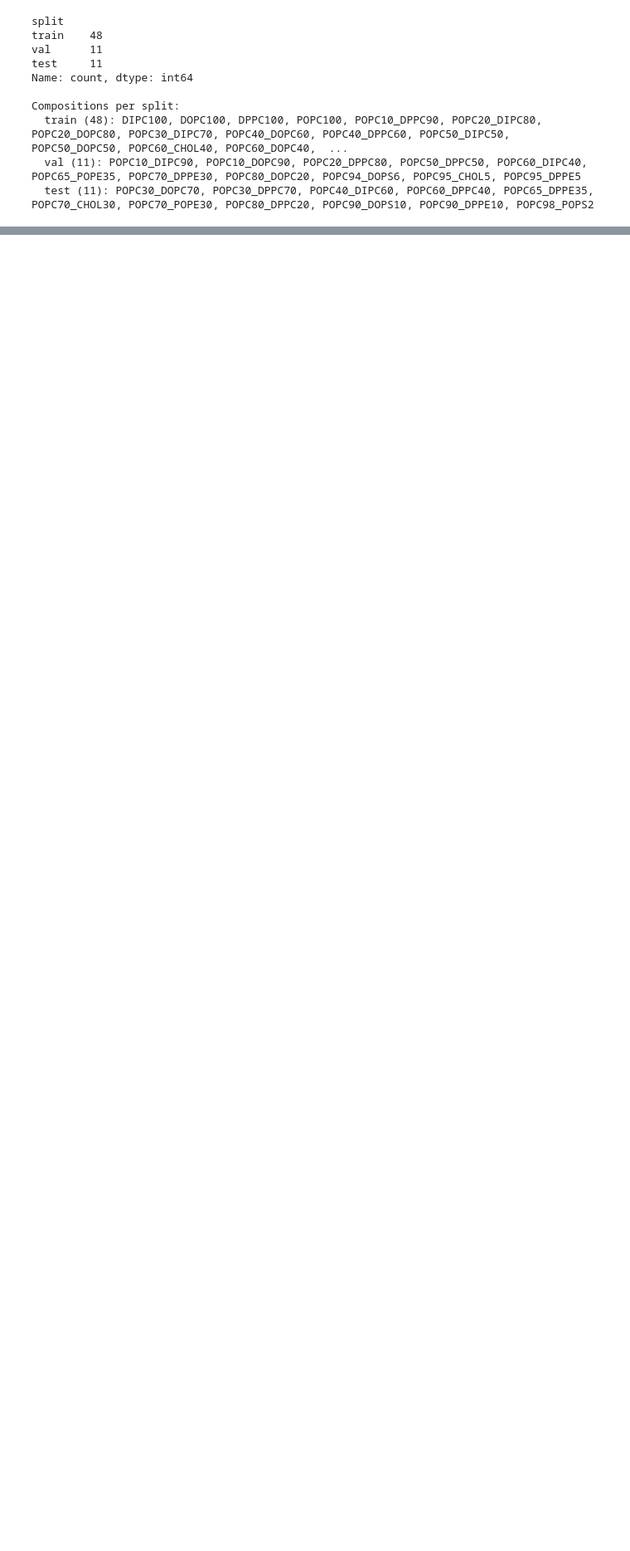
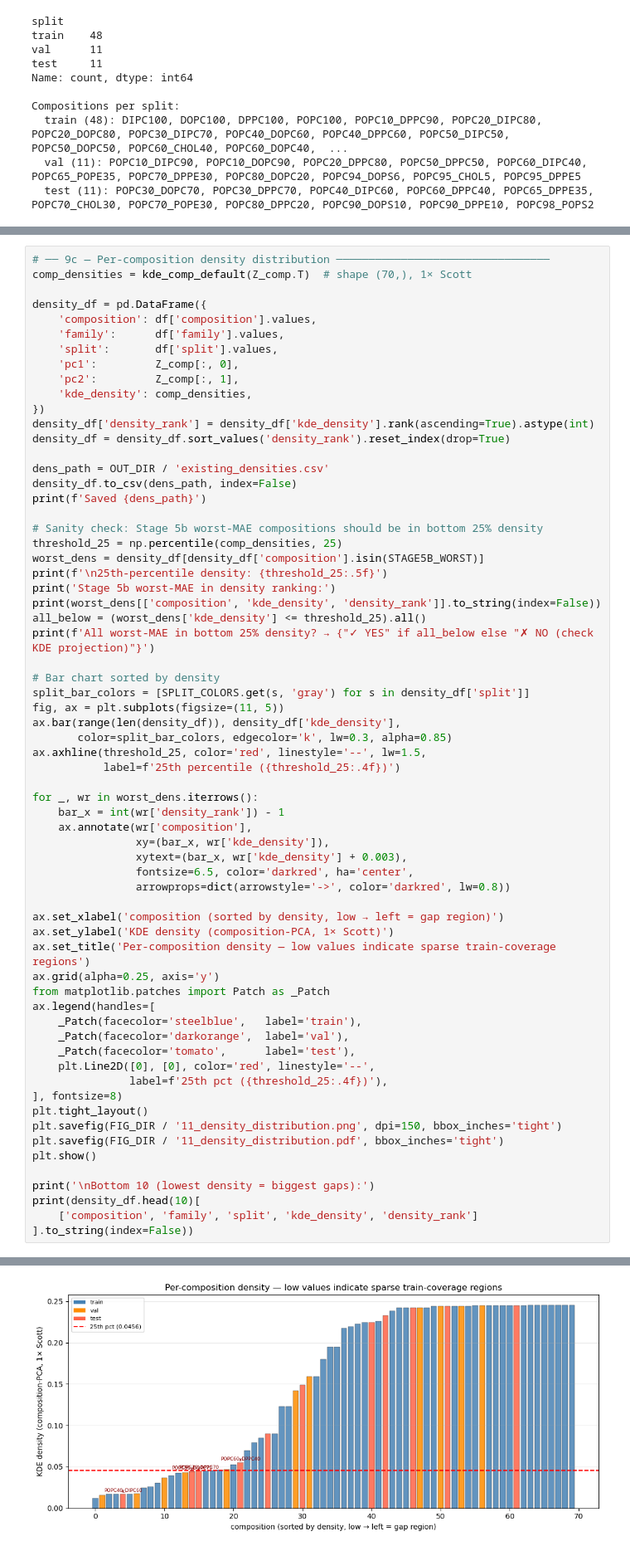
Before and after one commit to pbkush/lipid-graph-nn, a Jupyter notebook: scripts/notebooks/analyze_dataset.ipynb, the cells around one changed output, grey strips where cells are left out. Shown at 83% size. Drawn from its saved outputs; the diff is of its cells as text; blank space fills up the shorter version.

```diff
--- a/scripts/notebooks/analyze_dataset.ipynb
+++ b/scripts/notebooks/analyze_dataset.ipynb
@@ -876,0 +1102,66 @@ else:
+# %%
+# ── 9c — Per-composition density distribution ─────────────────────────────────
+comp_densities = kde_comp_default(Z_comp.T)  # shape (70,), 1× Scott
+
+density_df = pd.DataFrame({
+    'composition': df['composition'].values,
+    'family':      df['family'].values,
+    'split':       df['split'].values,
+    'pc1':         Z_comp[:, 0],
+    'pc2':         Z_comp[:, 1],
+    'kde_density': comp_densities,
+})
+density_df['density_rank'] = density_df['kde_density'].rank(ascending=True).astype(int)
+density_df = density_df.sort_values('density_rank').reset_index(drop=True)
+
+dens_path = OUT_DIR / 'existing_densities.csv'
+density_df.to_csv(dens_path, index=False)
+print(f'Saved {dens_path}')
+
+# Sanity check: Stage 5b worst-MAE compositions should be in bottom 25% density
+threshold_25 = np.percentile(comp_densities, 25)
+worst_dens = density_df[density_df['composition'].isin(STAGE5B_WORST)]
+print(f'\n25th-percentile density: {threshold_25:.5f}')
+print('Stage 5b worst-MAE in density ranking:')
+print(worst_dens[['composition', 'kde_density', 'density_rank']].to_string(index=False))
+all_below = (worst_dens['kde_density'] <= threshold_25).all()
+print(f'All worst-MAE in bottom 25% density? → {"✓ YES" if all_below else "✗ NO (check KDE projection)"}')
+
+# Bar chart sorted by density
+split_bar_colors = [SPLIT_COLORS.get(s, 'gray') for s in density_df['split']]
+fig, ax = plt.subplots(figsize=(11, 5))
+ax.bar(range(len(density_df)), density_df['kde_density'],
+       color=split_bar_colors, edgecolor='k', lw=0.3, alpha=0.85)
+ax.axhline(threshold_25, color='red', linestyle='--', lw=1.5,
+           label=f'25th percentile ({threshold_25:.4f})')
+
+for _, wr in worst_dens.iterrows():
+    bar_x = int(wr['density_rank']) - 1
+    ax.annotate(wr['composition'],
+                xy=(bar_x, wr['kde_density']),
+                xytext=(bar_x, wr['kde_density'] + 0.003),
+                fontsize=6.5, color='darkred', ha='center',
+                arrowprops=dict(arrowstyle='->', color='darkred', lw=0.8))
+
+ax.set_xlabel('composition (sorted by density, low → left = gap region)')
+ax.set_ylabel('KDE density (composition-PCA, 1× Scott)')
+ax.set_title('Per-composition density — low values indicate sparse train-coverage regions')
+ax.grid(alpha=0.25, axis='y')
+from matplotlib.patches import Patch as _Patch
+ax.legend(handles=[
+    _Patch(facecolor='steelblue',   label='train'),
+    _Patch(facecolor='darkorange',  label='val'),
+    _Patch(facecolor='tomato',      label='test'),
+    plt.Line2D([0], [0], color='red', linestyle='--',
+               label=f'25th pct ({threshold_25:.4f})'),
+], fontsize=8)
+plt.tight_layout()
+plt.savefig(FIG_DIR / '11_density_distribution.png', dpi=150, bbox_inches='tight')
+plt.savefig(FIG_DIR / '11_density_distribution.pdf', bbox_inches='tight')
+plt.show()
+
+print('\nBottom 10 (lowest density = biggest gaps):')
+print(density_df.head(10)[
+    ['composition', 'family', 'split', 'kde_density', 'density_rank']
+].to_string(index=False))
+# %% [output]
@@ -876,0 +1178 @@ else:
+[figure, added]
```
Also changed, not shown: parts of 11 cells of this notebook, 4 other files.
